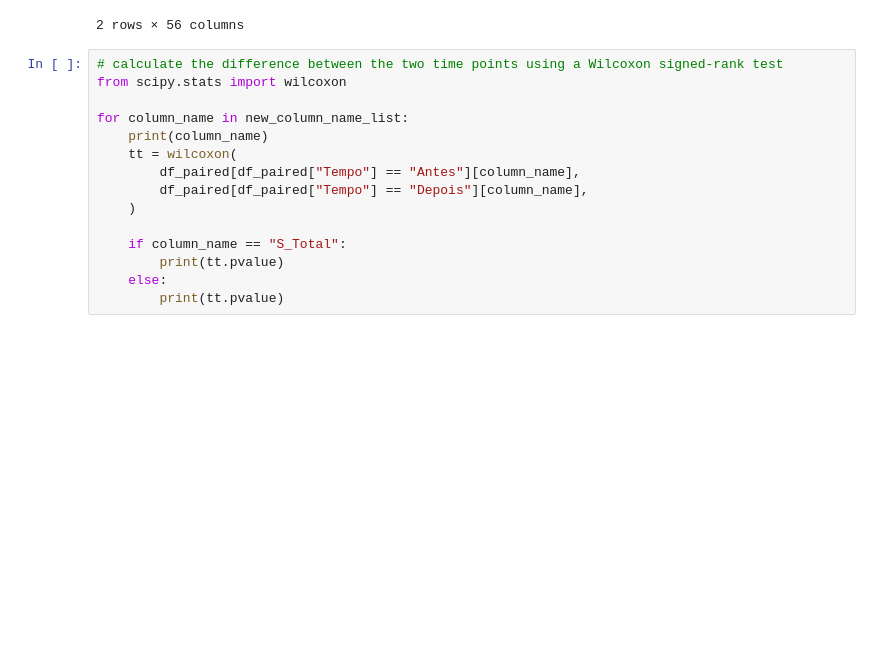
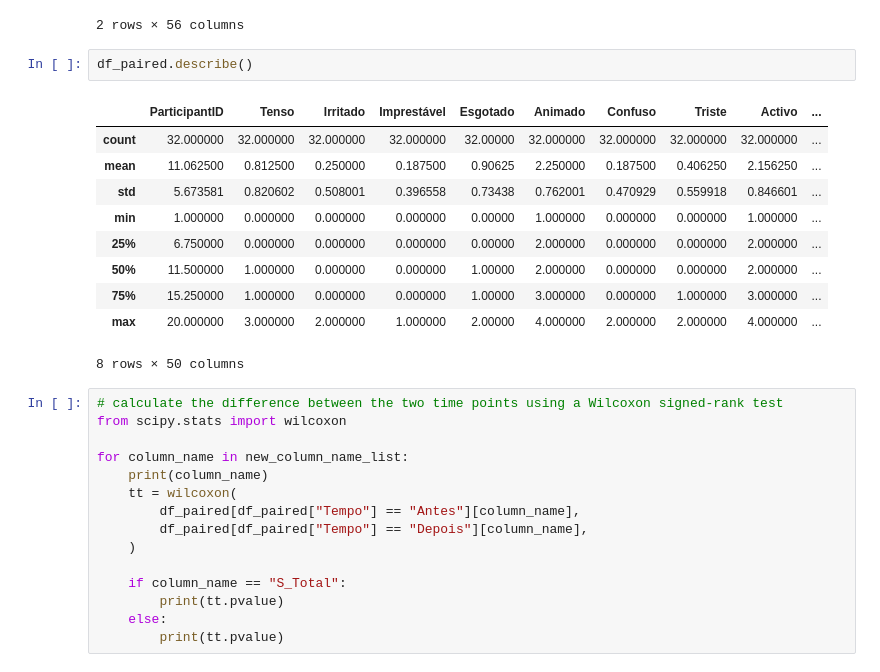
Before and after one commit to CIBIT-UC/brainplayback_task02, a Jupyter notebook: behavioral/POMS_Scoring.ipynb, the cells around one changed output. Drawn from its saved outputs; the diff is of its cells as text; blank space fills up the shorter version.

```diff
--- a/behavioral/POMS_Scoring.ipynb
+++ b/behavioral/POMS_Scoring.ipynb
@@ -337,6 +337,19 @@ df_paired.groupby("Tempo")[
 | Antes | 16.0 | 4.4375 | 3.558441 | 0.0 | 2.75 | 3.0 | 5.00 | 14.0 | 16.0 | 2.2500 | ... |
 | Depois | 16.0 | 2.2500 | 2.594867 | 0.0 | 0.00 | 1.5 | 3.25 | 9.0 | 16.0 | 1.5625 | ... |
 2 rows × 56 columns
+# %%
+df_paired.describe()
+# %% [output]
+|  | ParticipantID | Tenso | Irritado | Imprestável | Esgotado | Animado | Confuso | Triste | Activo | ... |
+| count | 32.000000 | 32.000000 | 32.000000 | 32.000000 | 32.00000 | 32.000000 | 32.000000 | 32.000000 | 32.000000 | ... |
+| mean | 11.062500 | 0.812500 | 0.250000 | 0.187500 | 0.90625 | 2.250000 | 0.187500 | 0.406250 | 2.156250 | ... |
+| std | 5.673581 | 0.820602 | 0.508001 | 0.396558 | 0.73438 | 0.762001 | 0.470929 | 0.559918 | 0.846601 | ... |
+| min | 1.000000 | 0.000000 | 0.000000 | 0.000000 | 0.00000 | 1.000000 | 0.000000 | 0.000000 | 1.000000 | ... |
+| 25% | 6.750000 | 0.000000 | 0.000000 | 0.000000 | 0.00000 | 2.000000 | 0.000000 | 0.000000 | 2.000000 | ... |
+| 50% | 11.500000 | 1.000000 | 0.000000 | 0.000000 | 1.00000 | 2.000000 | 0.000000 | 0.000000 | 2.000000 | ... |
+| 75% | 15.250000 | 1.000000 | 0.000000 | 0.000000 | 1.00000 | 3.000000 | 0.000000 | 1.000000 | 3.000000 | ... |
+| max | 20.000000 | 3.000000 | 2.000000 | 1.000000 | 2.00000 | 4.000000 | 2.000000 | 2.000000 | 4.000000 | ... |
+8 rows × 50 columns
 # %%
 # calculate the difference between the two time points using a Wilcoxon signed-rank test
 from scipy.stats import wilcoxon
```
Also changed, not shown: 6 other files.
